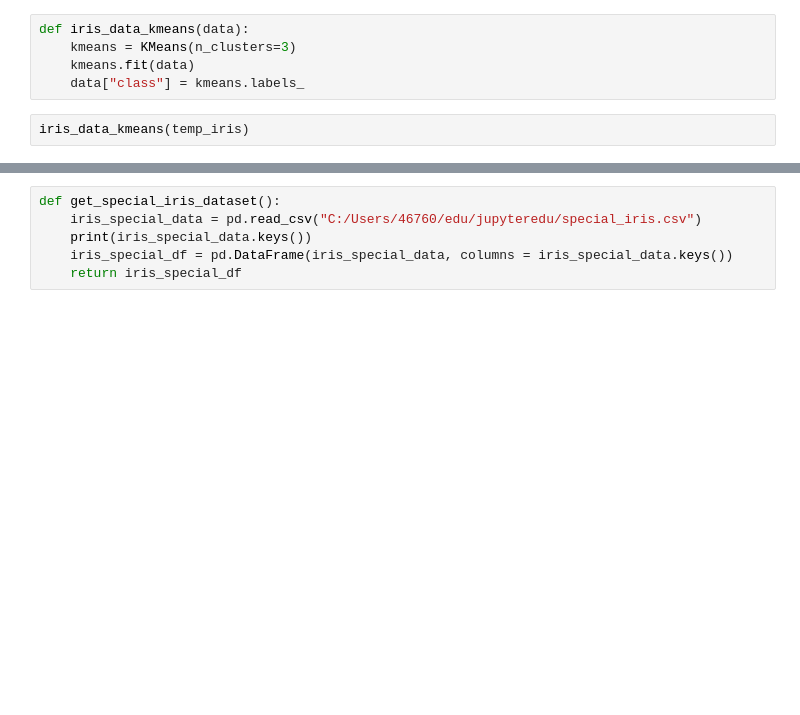
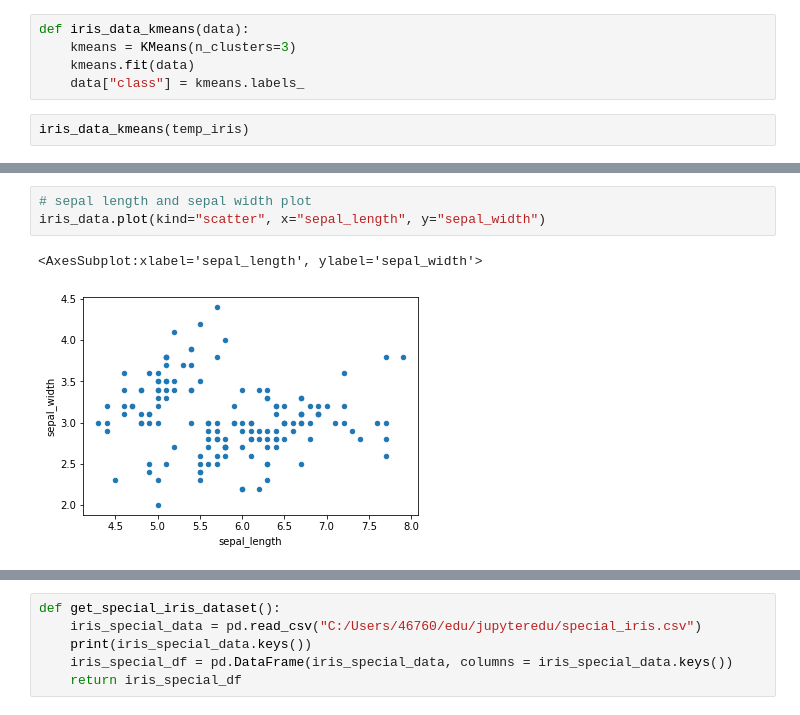
Before and after one commit to emcy90/jupyteredu, a Jupyter notebook: för_efternamn_inlämning2.ipynb, the cells around one changed output, grey strips where cells are left out. Cells and saved outputs as stored; diff of their text form; blank space fills up the shorter version.

```diff
--- a/för_efternamn_inlämning2.ipynb
+++ b/för_efternamn_inlämning2.ipynb
@@ -74,0 +80,6 @@ plt.scatter(x=temp_iris["petal_length"], y=temp_iris["petal_width"], c=temp_iris
+# %%
+# sepal length and sepal width plot
+iris_data.plot(kind="scatter", x="sepal_length", y="sepal_width")
+# %% [output]
+<AxesSubplot:xlabel='sepal_length', ylabel='sepal_width'>
+[figure, added]
```
Also changed, not shown: parts of 12 cells of this notebook.
